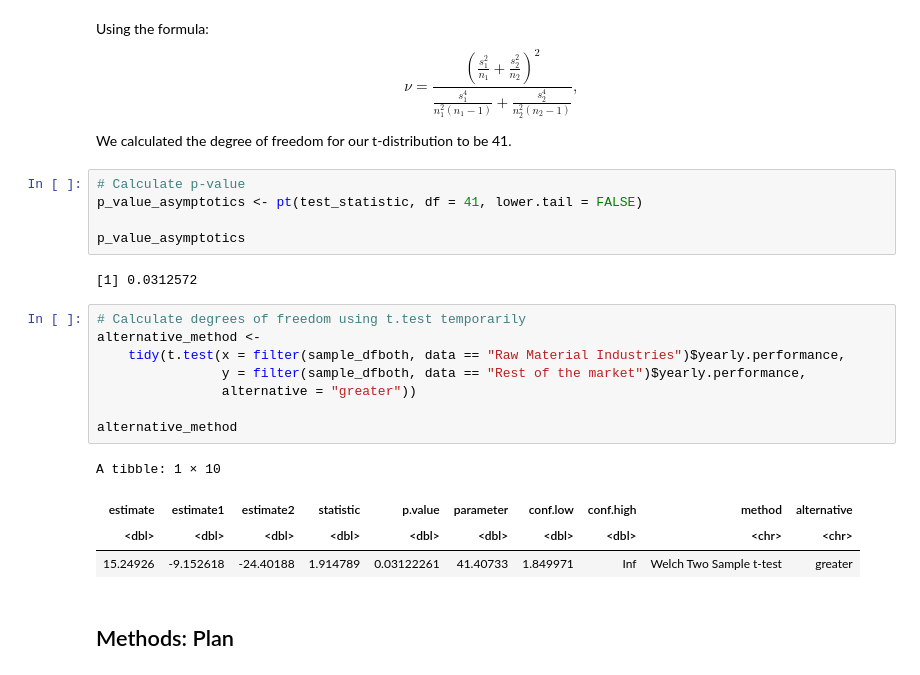
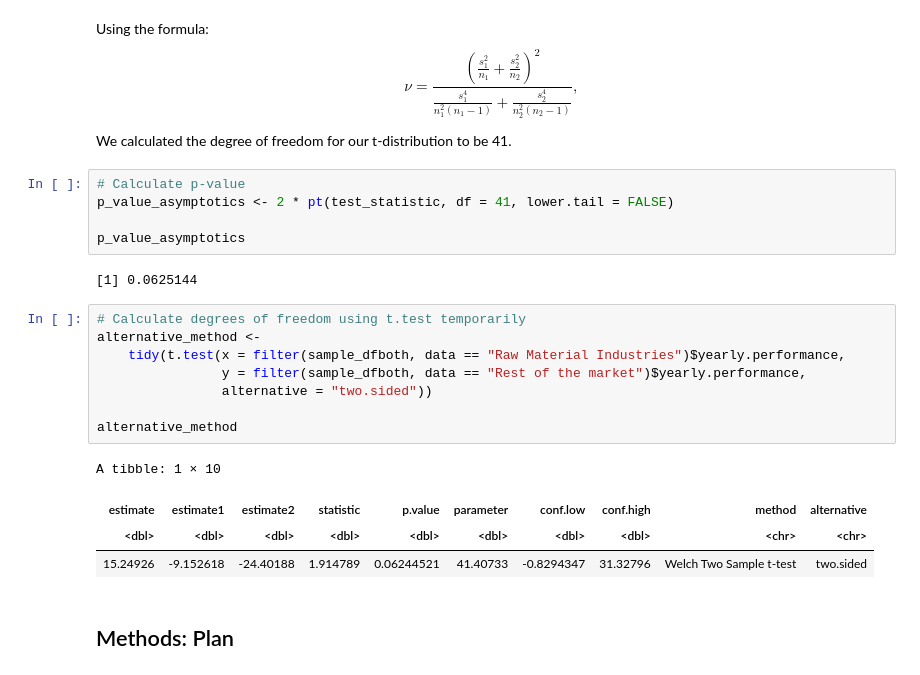
Before and after one commit to lanchiphamm/Stock_Market_Analysis, a Jupyter notebook: group_6.ipynb, the cells around one changed output. Cells and saved outputs as stored; diff of their text form.

Commit message:
Update Hypothesis Testing
Asymptotic method is corrrect. Bootstrap is currently incorrect

```diff
--- a/group_6.ipynb
+++ b/group_6.ipynb
@@ -393,24 +377,24 @@ $$
 We calculated the degree of freedom for our t-distribution to be 41.
 # %%
 # Calculate p-value
-p_value_asymptotics <- pt(test_statistic, df = 41, lower.tail = FALSE)
+p_value_asymptotics <- 2 * pt(test_statistic, df = 41, lower.tail = FALSE)
 
 p_value_asymptotics
 # %% [output]
-[1] 0.0312572
+[1] 0.0625144
 # %%
 # Calculate degrees of freedom using t.test temporarily
 alternative_method <-
     tidy(t.test(x = filter(sample_dfboth, data == "Raw Material Industries")$yearly.performance,
                 y = filter(sample_dfboth, data == "Rest of the market")$yearly.performance,
-                alternative = "greater"))
+                alternative = "two.sided"))
 
 alternative_method
 # %% [output]
 A tibble: 1 × 10
 | estimate | estimate1 | estimate2 | statistic | p.value | parameter | conf.low | conf.high | method | alternative |
 | <dbl> | <dbl> | <dbl> | <dbl> | <dbl> | <dbl> | <dbl> | <dbl> | <chr> | <chr> |
-| 15.24926 | -9.152618 | -24.40188 | 1.914789 | 0.03122261 | 41.40733 | 1.849971 | Inf | Welch Two Sample t-test | greater |
+| 15.24926 | -9.152618 | -24.40188 | 1.914789 | 0.06244521 | 41.40733 | -0.8294347 | 31.32796 | Welch Two Sample t-test | two.sided |
 # %% [markdown]
 ## Methods: Plan
 # %% [markdown]
```
Also changed, not shown: parts of 3 cells of this notebook.
